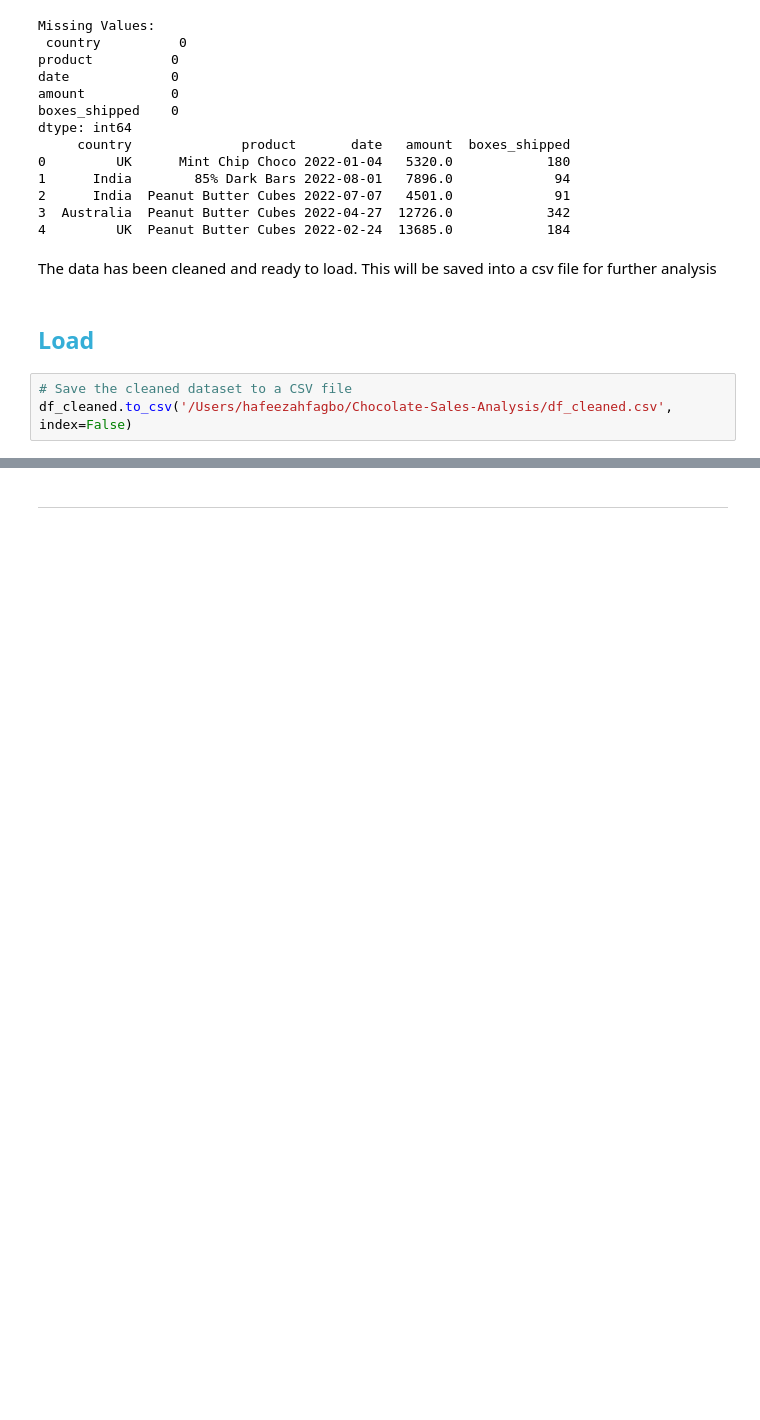
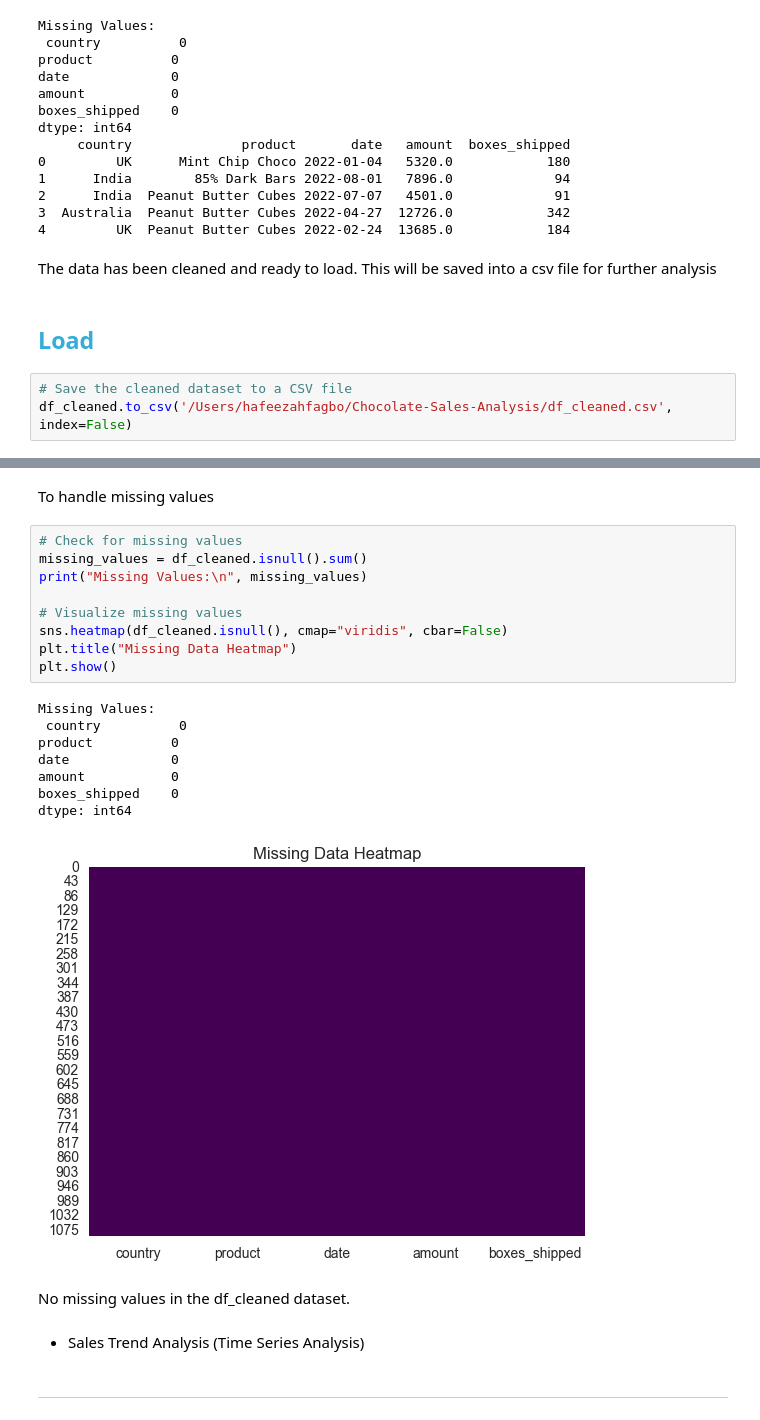
Before and after one commit to seldasen/Chocolate-Sales-Analysis, a Jupyter notebook: jupyter_notebooks/ETL/ETL.ipynb, the cells around one changed output, grey strips where cells are left out. Drawn from its saved outputs; the diff is of its cells as text; blank space fills up the shorter version.

```diff
--- a/jupyter_notebooks/ETL/ETL.ipynb
+++ b/jupyter_notebooks/ETL/ETL.ipynb
@@ -140,2 +173,26 @@ df_cleaned.to_csv('/Users/hafeezahfagbo/Chocolate-Sales-Analysis/df_cleaned.csv'
+# %% [markdown]
+To handle missing values
+# %%
+# Check for missing values
+missing_values = df_cleaned.isnull().sum()
+print("Missing Values:\n", missing_values)
+
+# Visualize missing values
+sns.heatmap(df_cleaned.isnull(), cmap="viridis", cbar=False)
+plt.title("Missing Data Heatmap")
+plt.show()
+# %% [output]
+Missing Values:
+ country          0
+product          0
+date             0
+amount           0
+boxes_shipped    0
+dtype: int64
+[figure, added]
+# %% [markdown]
+No missing values in the df_cleaned dataset.
+# %% [markdown]
+* Sales Trend Analysis (Time Series Analysis)
 # %% [markdown]
 ---
```
Also changed, not shown: parts of 4 cells of this notebook.
